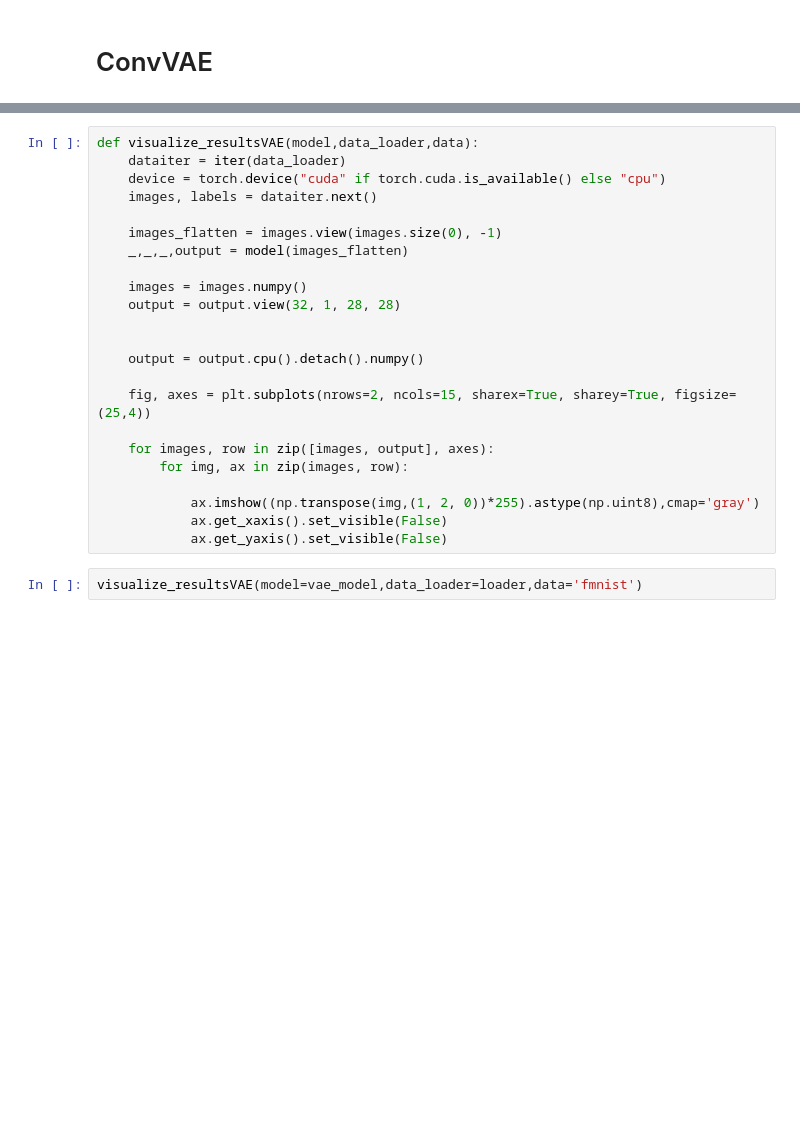
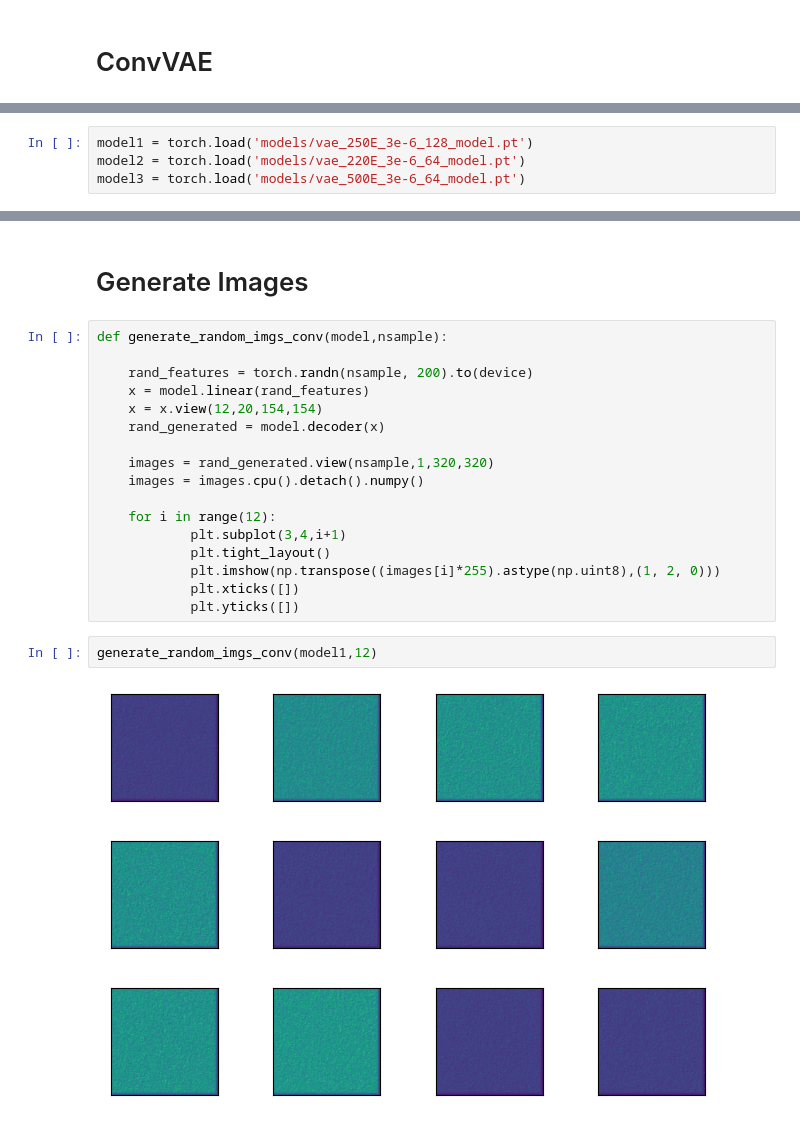
Before and after one commit to AstroMusers/AI-Boosted-Coronagraphy, a Jupyter notebook: notebooks/ConvAE.ipynb, the cells around one changed output, grey strips where cells are left out. Cells and saved outputs as stored; diff of their text form; blank space fills up the shorter version.

```diff
--- a/notebooks/ConvAE.ipynb
+++ b/notebooks/ConvAE.ipynb
@@ -192,0 +214,4 @@ train(model=vae_model,train_loader=loader,optimizer=optimizer,loss_fn=vae_loss,d
+# %%
+model1 = torch.load('models/vae_250E_3e-6_128_model.pt')
+model2 = torch.load('models/vae_220E_3e-6_64_model.pt')
+model3 = torch.load('models/vae_500E_3e-6_64_model.pt')
@@ -193,25 +244,23 @@ train(model=vae_model,train_loader=loader,optimizer=optimizer,loss_fn=vae_loss,d
+# %% [markdown]
+# Generate Images
 # %%
-def visualize_resultsVAE(model,data_loader,data):
-    dataiter = iter(data_loader)
-    device = torch.device("cuda" if torch.cuda.is_available() else "cpu")
-    images, labels = dataiter.next()
+def generate_random_imgs_conv(model,nsample):
 
-    images_flatten = images.view(images.size(0), -1)
-    _,_,_,output = model(images_flatten)
+    rand_features = torch.randn(nsample, 200).to(device)
+    x = model.linear(rand_features)
+    x = x.view(12,20,154,154)
+    rand_generated = model.decoder(x)
 
-    images = images.numpy()
-    output = output.view(32, 1, 28, 28)
+    images = rand_generated.view(nsample,1,320,320)
+    images = images.cpu().detach().numpy()
 
-
-    output = output.cpu().detach().numpy()
-
-    fig, axes = plt.subplots(nrows=2, ncols=15, sharex=True, sharey=True, figsize=(25,4))
-
-    for images, row in zip([images, output], axes):
-        for img, ax in zip(images, row):
-
-            ax.imshow((np.transpose(img,(1, 2, 0))*255).astype(np.uint8),cmap='gray')
-            ax.get_xaxis().set_visible(False)
-            ax.get_yaxis().set_visible(False)
+    for i in range(12):
+            plt.subplot(3,4,i+1)
+            plt.tight_layout()
+            plt.imshow(np.transpose((images[i]*255).astype(np.uint8),(1, 2, 0)))
+            plt.xticks([])
+            plt.yticks([])
-# %%
-visualize_resultsVAE(model=vae_model,data_loader=loader,data='fmnist')
+# %%
+generate_random_imgs_conv(model1,12)
+# %% [output]
+[figure, added]
```
Also changed, not shown: parts of 25 cells of this notebook, 9 other files.
